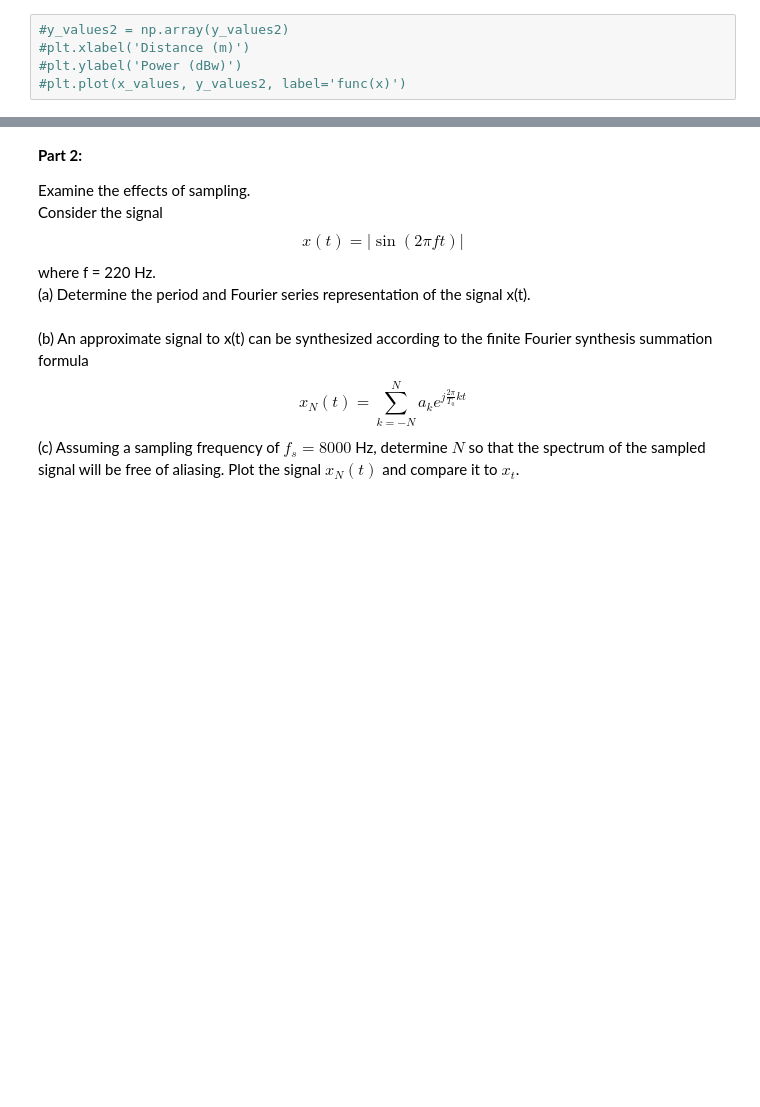
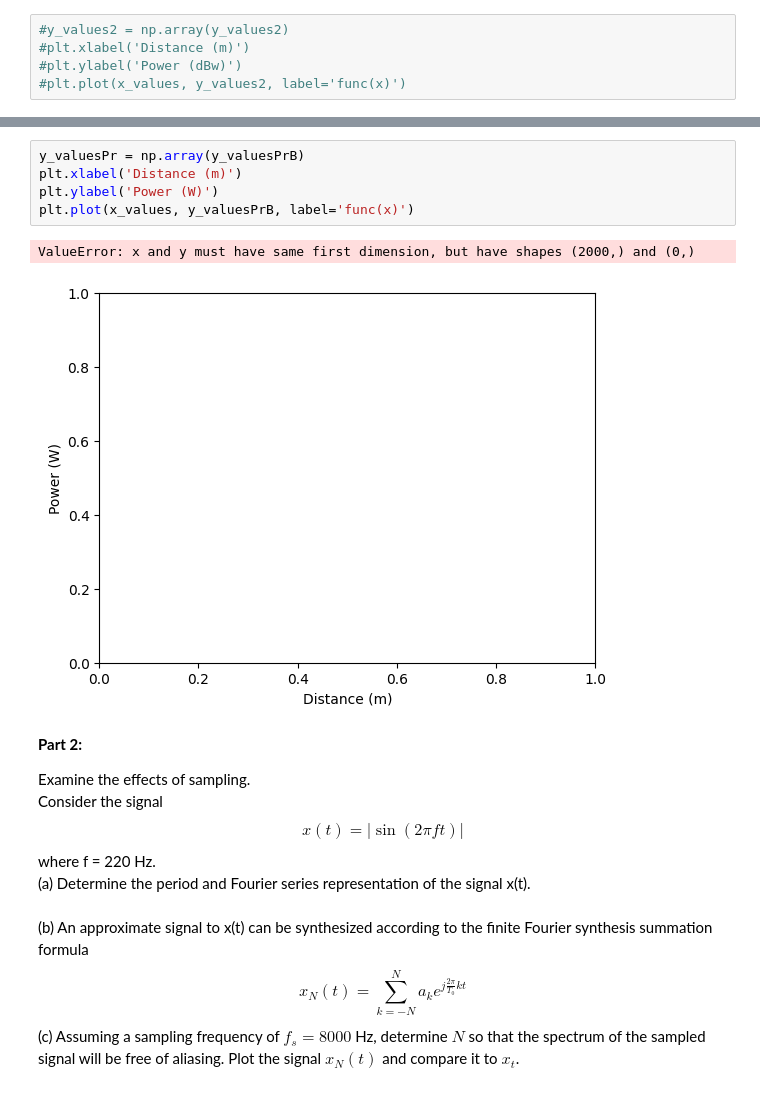
Before and after one commit to emifred/SignalProcessing-Project1, a Jupyter notebook: Untitled.ipynb, the cells around one changed output, grey strips where cells are left out. Saved outputs shown, nothing was run; the diff lists cells and outputs as text; blank space fills up the shorter version.

```diff
--- a/Untitled.ipynb
+++ b/Untitled.ipynb
@@ -140,3 +144,11 @@ plt.plot(x_values, y_valuesPr, label='func(x)')
+# %%
+y_valuesPr = np.array(y_valuesPrB)
+plt.xlabel('Distance (m)')
+plt.ylabel('Power (W)')
+plt.plot(x_values, y_valuesPrB, label='func(x)')
+# %% [output]
+ValueError: x and y must have same first dimension, but have shapes (2000,) and (0,)
+[figure, added]
 # %% [markdown]
 **Part 2:**
 
```
Also changed, not shown: parts of 3 cells of this notebook.
